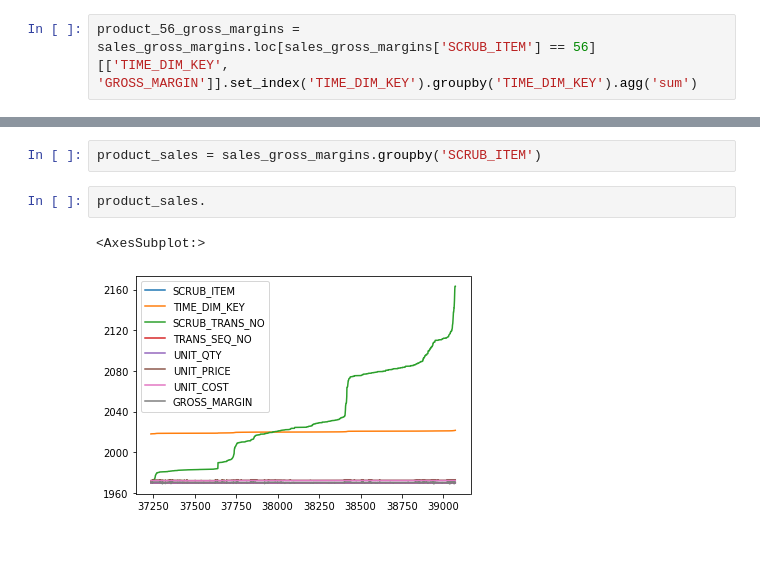
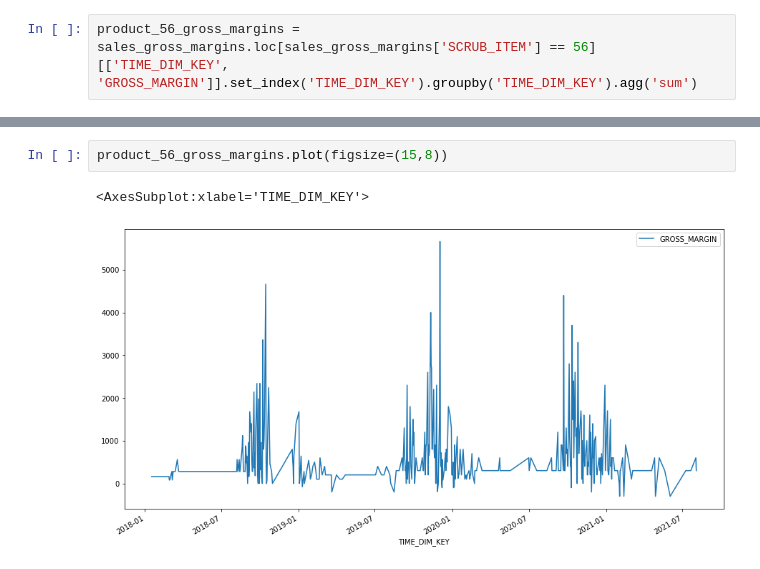
Before and after one commit to arthursjkim/tsc_pricing_optimization, a Jupyter notebook: eda_ian.ipynb, the cells around one changed output, grey strips where cells are left out. Saved outputs shown, nothing was run; the diff lists cells and outputs as text.

```diff
--- a/eda_ian.ipynb
+++ b/eda_ian.ipynb
@@ -188,7 +189,5 @@ product_56_gross_margins.join(product_56).plot()
-# %%
-product_sales = sales_gross_margins.groupby('SCRUB_ITEM')
-# %%
-product_sales.
-# %% [output]
-<AxesSubplot:>
-[figure, removed]
+# %%
+product_56_gross_margins.plot(figsize=(15,8))
+# %% [output]
+<AxesSubplot:xlabel='TIME_DIM_KEY'>
+[figure, added]
```
Also changed, not shown: parts of 17 cells of this notebook.
